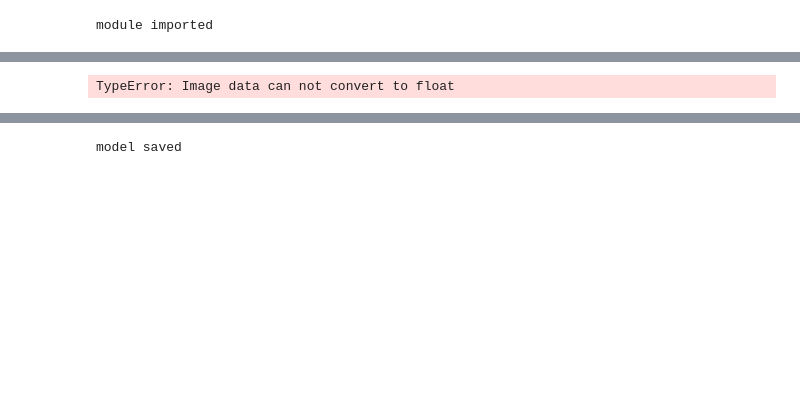
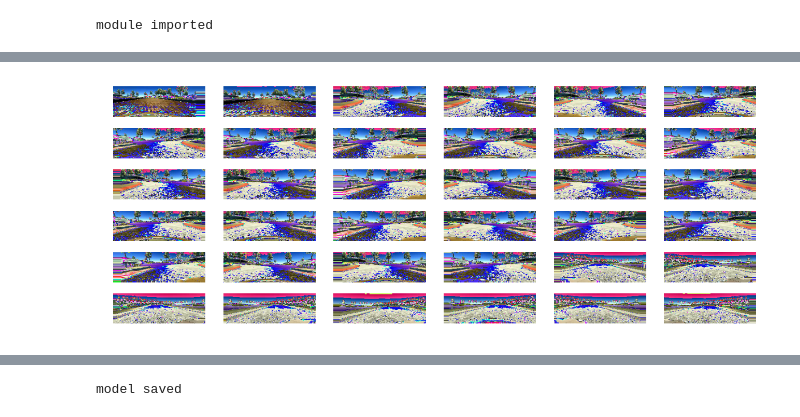
Before and after one commit to khaleelp/SelfDrivingCar, a Jupyter notebook: UdacityAssignments/CarND-Behavioral-Cloning-P3/model.ipynb, the cells around one changed output, grey strips where cells are left out. Cells and saved outputs as stored; diff of their text form; code cells hidden in the pictures; blank space fills up the shorter version.

```diff
--- a/UdacityAssignments/CarND-Behavioral-Cloning-P3/model.ipynb
+++ b/UdacityAssignments/CarND-Behavioral-Cloning-P3/model.ipynb
@@ -82,14 +302,16 @@ plt.show()
 # %%
 #Randomly print few images
 plt.figure(figsize=(16,6))
 for i in range(36):
-    random_index = np.random.randint(0,len(X_train))
+    #random_index = np.random.randint(0,len(center_images))
+    image,angle = get_image(center_images, left_images, right_images, labels, i)
+    #image,angle = get_image1(center_images, labels, i)
     plt.subplot(6,6,i+1)
-    plt.imshow(X_train[random_index].squeeze(), cmap="gray");
+    plt.imshow(image.squeeze(), cmap="gray");
     plt.axis('off')
 plt.show()
 # %% [output]
-TypeError: Image data can not convert to float
+[figure, added]
 # %%
 def commaai_model(time_len=1):
 
```
Also changed, not shown: parts of 8 cells of this notebook, 1 other file.
